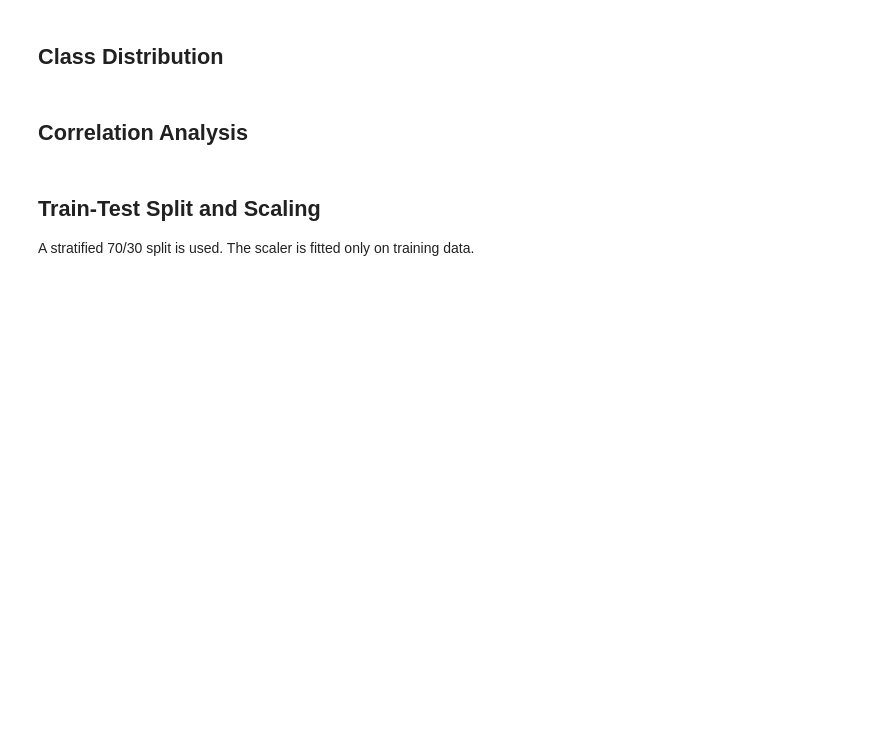
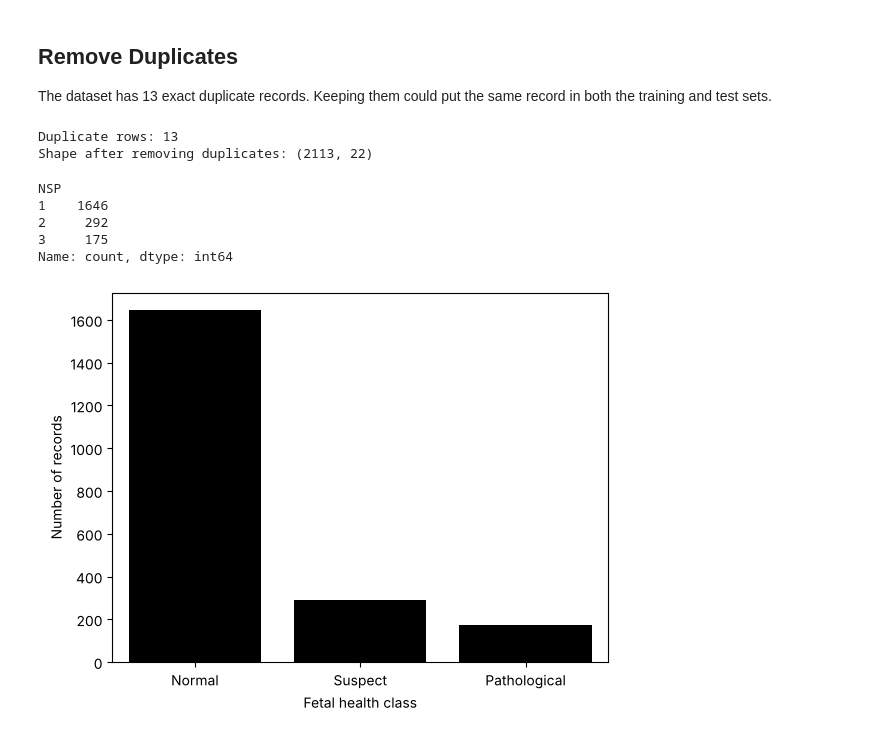
Before and after one commit to rujul-rj/Fetal-Health-Multiclassification, a Jupyter notebook: notebooks/Fetal_Health_Multiclassification.ipynb, the cells around one changed output. Drawn from its saved outputs; the diff is of its cells as text; code cells hidden in the pictures; blank space fills up the shorter version.

```diff
--- a/notebooks/Fetal_Health_Multiclassification.ipynb
+++ b/notebooks/Fetal_Health_Multiclassification.ipynb
@@ -29,9 +41,20 @@ display(df.describe().T)
-# %% [markdown]
-## Class Distribution
+# %% [markdown]
+## Remove Duplicates
+The dataset has 13 exact duplicate records. Keeping them could put the same record in both the training and test sets.
 # %%
-counts=df['NSP'].value_counts().sort_index()
+print('Duplicate rows:', df.duplicated().sum())
+df_clean = remove_duplicates(df)
+print('Shape after removing duplicates:', df_clean.shape)
+counts = df_clean['NSP'].value_counts().sort_index()
 display(counts)
 sns.barplot(x=['Normal','Suspect','Pathological'], y=counts.values, color='black')
 plt.ylabel('Number of records'); plt.xlabel('Fetal health class'); plt.show()
+# %% [output]
+Duplicate rows: 13
+Shape after removing duplicates: (2113, 22)
+NSP
+1    1646
+2     292
+3     175
+Name: count, dtype: int64
+[figure, added]
-# %% [markdown]
-## Correlation Analysis
@@ -42,4 +60,0 @@ plt.title('Feature Correlation Heatmap'); plt.show()
-# %% [markdown]
-## Train-Test Split and Scaling
-
-A stratified 70/30 split is used. The scaler is fitted only on training data.
```
Also changed, not shown: parts of 18 cells of this notebook, 35 other files.
